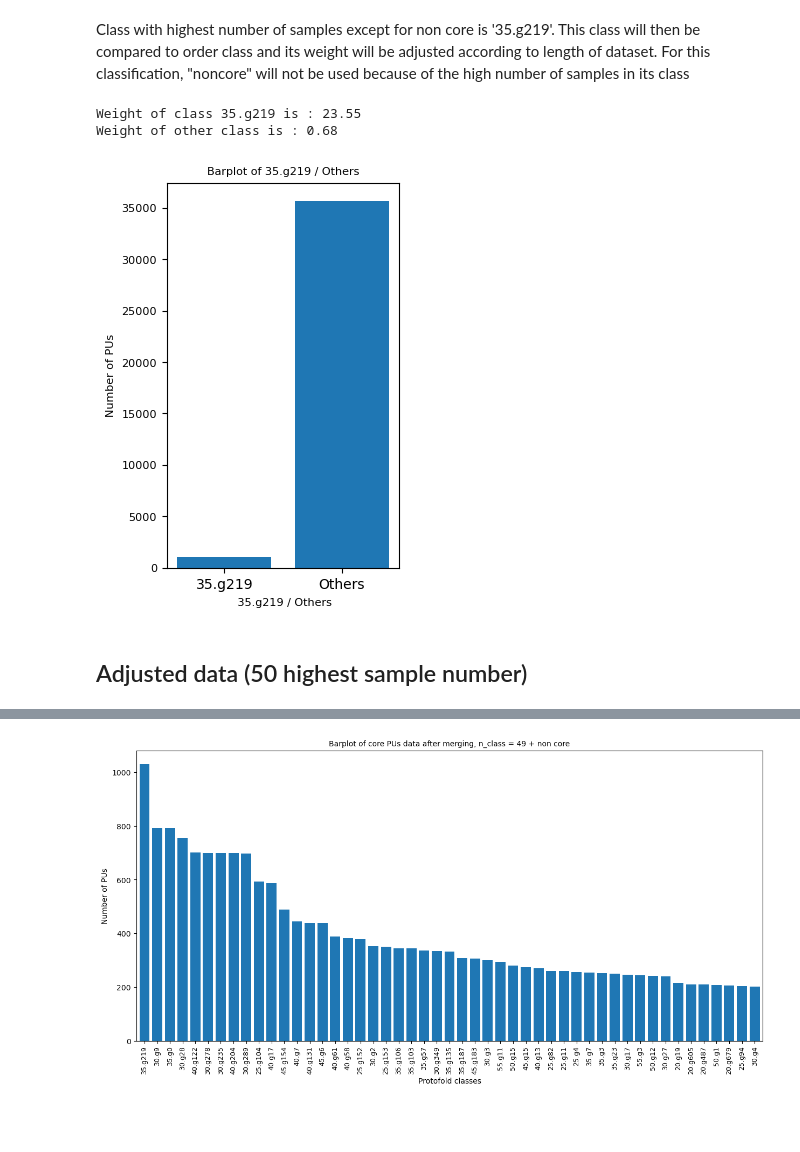
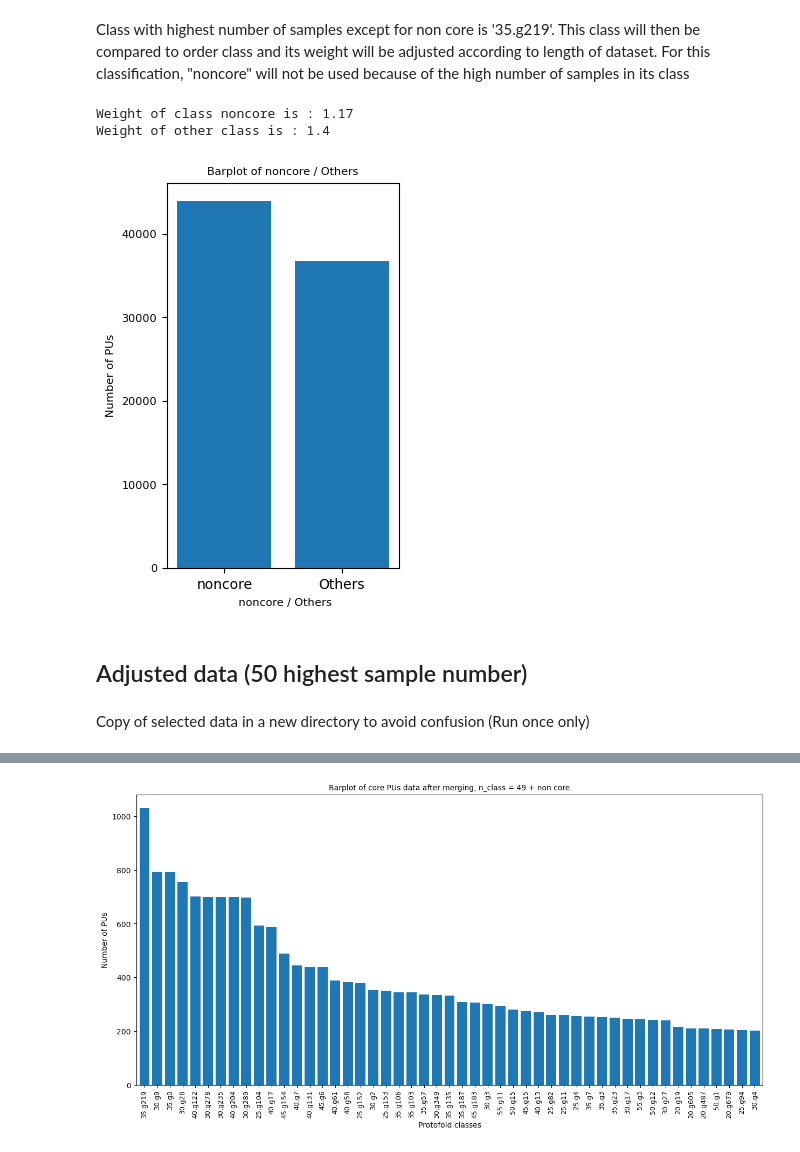
Before and after one commit to LYArn/pu, a Jupyter notebook: proj_long.ipynb, the cells around one changed output, grey strips where cells are left out. Cells and saved outputs as stored; diff of their text form; code cells hidden in the pictures; blank space fills up the shorter version.

```diff
--- a/proj_long.ipynb
+++ b/proj_long.ipynb
@@ -285,7 +282,7 @@ print(len(extra))
 # %%
 with open('tmp.fasta', 'w+') as f:
     for element in tqdm(extra):
-        records = SeqIO.parse('./pdb_seqres.txt', 'fasta')
+        records = SeqIO.parse('database/pdb_seqres.txt', 'fasta')
         for record in records:
             if element in record.id:
                 f.write(f'>{record.id}n')
@@ -411,38 +374,0 @@ Because the discrepancy between groups is high, classes will be merged according
-# %%
-tmp_merge = {}
-for key, value in data_count.items():
-    try:
-        prefix, suffix = key.split('.')
-        if suffix in tmp_merge:
-            tmp_merge[suffix] += value
-        else:
-            tmp_merge[suffix] = value
-    except:
-        tmp_merge[key] = value
-
-df_merge = pd.DataFrame.from_dict(tmp_merge, orient="index")
-df_merge = df_merge[df_merge >= 200]
-df_merge = df_merge.dropna()
-merged_data = df_merge.to_dict()[0]
-
-train_data = [x for x in train_data if x.split('/')[-2].split(".")[-1] in merged_data.keys()]
-test_data = [x for x in test_data if x.split('/')[-2].split(".")[-1] in merged_data.keys()]
-val_data = [x for x in val_data if x.split('/')[-2].split(".")[-1] in merged_data.keys()]
-# %%
-# One hot encoding of merged data
-class_encoding = {}
-for i, (key, value) in enumerate(merged_data.items()):
-    class_encoding[key] = i
-
-pu = [key for key, _ in sorted(merged_data.items(), key=lambda x: x[1], reverse=True) if key != 'noncore']
-value = [value for key, value in sorted(merged_data.items(), key=lambda x: x[1], reverse=True) if key != 'noncore']
-
-plt.figure(figsize=(15,7))
-plt.bar(range(len(merged_data)-1), value, tick_label = pu)
-plt.margins(x=0.005)
-plt.yticks(size = 10)
-plt.xticks(size = 9, rotation = 90)
-plt.xlabel("Protofold classes", size = 10)
-plt.ylabel("Number of PUs", size = 10)
-plt.title(f"Barplot of core PUs data after merging, n_class = {len(merged_data.keys())-1} + non core", size = 10)
-plt.show()
@@ -459,26 +401,26 @@ Class with highest number of samples except for non core is '35.g219'. This clas
 # %%
 # For binary classification, we specify the class to compare
 
-class_classif = '35.g219'
+class_classif = 'noncore'
 weight_classif = round(len(train_data)/data_count[class_classif], 2)
-sum_nonclassif = sum(value for key, value in data_count.items() if key not in [class_classif, "noncore"])
+sum_nonclassif = sum(value for key, value in data_count.items() if key != class_classif)
 weight_nonclassif = round(len(train_data)/sum_nonclassif, 2)
 class_weights = {0 : weight_nonclassif, 1 : weight_classif}
 print(f"Weight of class {class_classif} is : {weight_classif}\nWeight of other class is : {weight_nonclassif}")
 
 binary_key = [class_classif, 'Others']
 binary_value = [data_count[class_classif], sum_nonclassif]
 
 plt.figure(figsize=(3, 5))
 plt.bar(binary_key, binary_value, tick_label = binary_key)
 plt.yticks(size = 8)
 plt.xlabel(f" {class_classif} / Others", size = 8)
 plt.ylabel("Number of PUs", size = 8)
 plt.title(f"Barplot of {class_classif} / Others", size = 8)
 plt.show()
 # %% [output]
-Weight of class 35.g219 is : 23.55
-Weight of other class is : 0.68
+Weight of class noncore is : 1.17
+Weight of other class is : 1.4
-[figure, old version]
+[figure, new version]
 # %% [markdown]
 ## Adjusted data (50 highest sample number)
@@ -490,3 +429,5 @@ nc_list = tmp_list[:12000]
+# %% [markdown]
+Copy of selected data in a new directory to avoid confusion (Run once only)
 # %%
 import shutil
 
```
Also changed, not shown: parts of 62 cells of this notebook, 1 other file.
